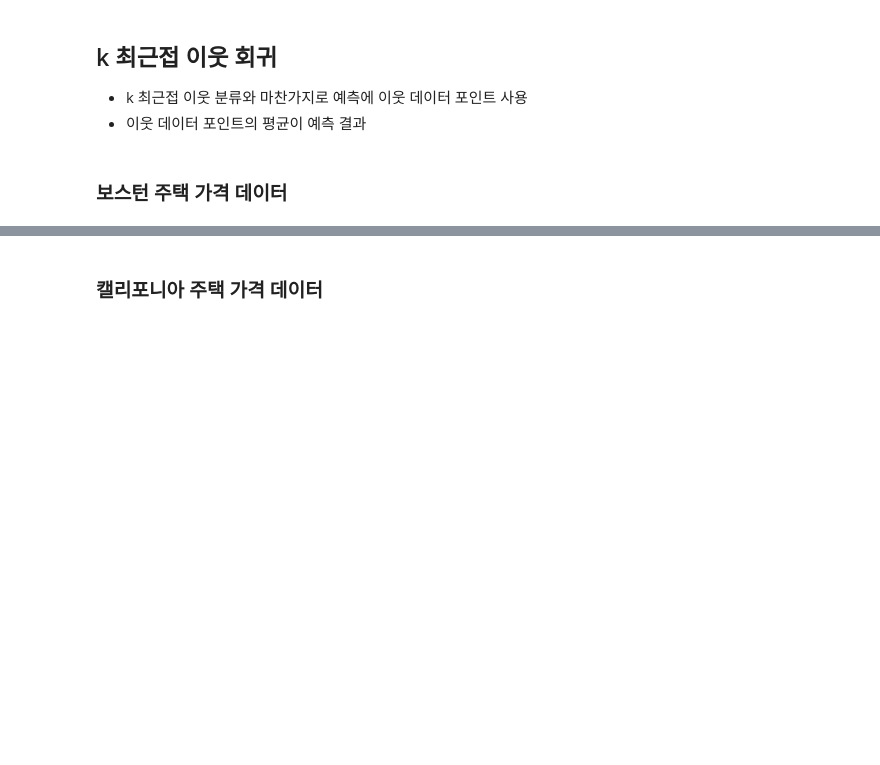
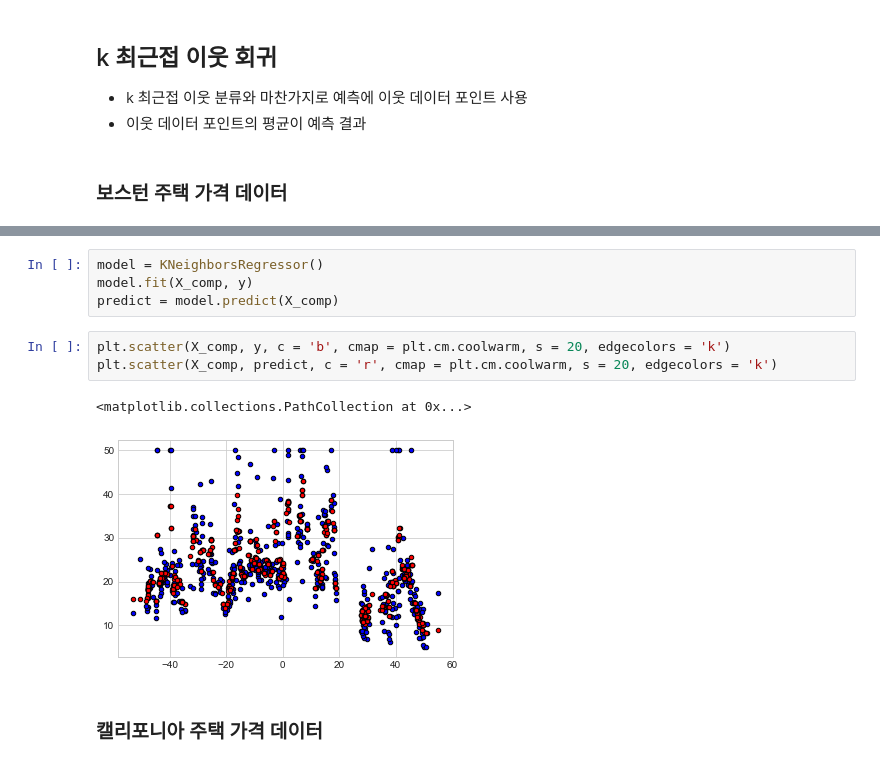
Before and after one commit to Julsoon2/Study, a Jupyter notebook: ML/Colab_notebook/_6 최근접 이웃(K-Nearest Neighbor).ipynb, the cells around one changed output, grey strips where cells are left out. Saved outputs shown, nothing was run; the diff lists cells and outputs as text; blank space fills up the shorter version.

```diff
--- a/ML/Colab_notebook/_6 최근접 이웃(K-Nearest Neighbor).ipynb
+++ b/ML/Colab_notebook/_6 최근접 이웃(K-Nearest Neighbor).ipynb
@@ -24,2 +359,12 @@
+# %%
+model = KNeighborsRegressor()
+model.fit(X_comp, y)
+predict = model.predict(X_comp)
+# %%
+plt.scatter(X_comp, y, c = 'b', cmap = plt.cm.coolwarm, s = 20, edgecolors = 'k')
+plt.scatter(X_comp, predict, c = 'r', cmap = plt.cm.coolwarm, s = 20, edgecolors = 'k')
+# %% [output]
+<matplotlib.collections.PathCollection at 0x...>
+[figure, added]
 # %% [markdown]
 ### 캘리포니아 주택 가격 데이터
```
Also changed, not shown: parts of 43 cells of this notebook.
